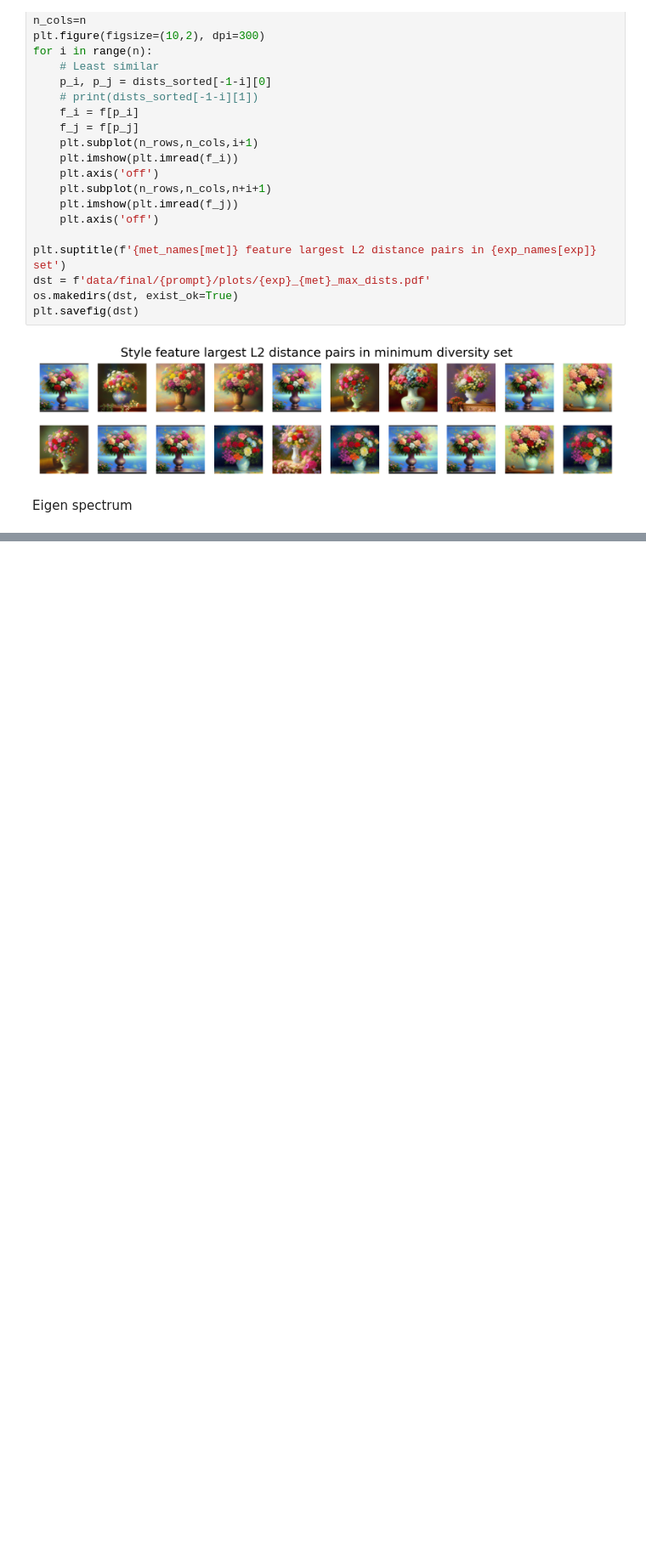
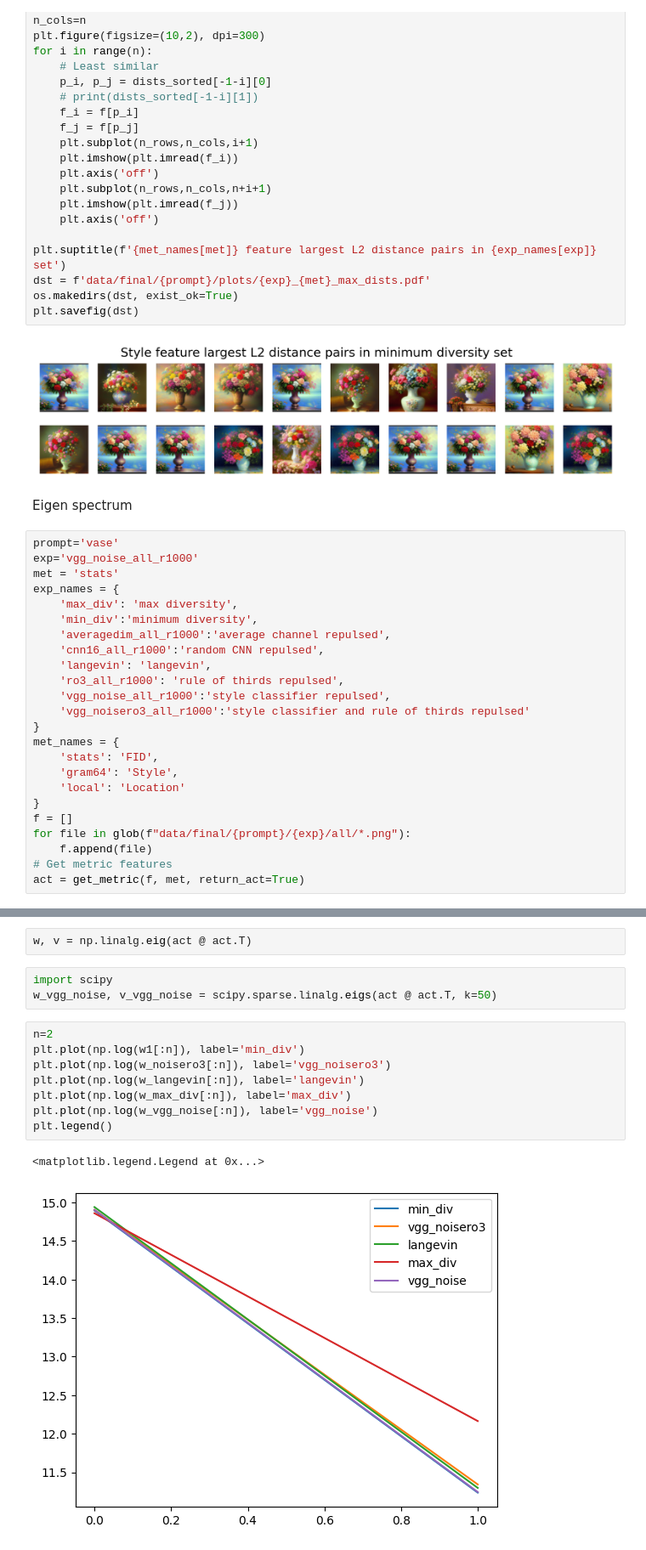
Before and after one commit to alexpondaven/particlediffusion, a Jupyter notebook: metrics.ipynb, the cells around one changed output, grey strips where cells are left out. Shown at 85% size. Saved outputs shown, nothing was run; the diff lists cells and outputs as text; blank space fills up the shorter version.

```diff
--- a/metrics.ipynb
+++ b/metrics.ipynb
@@ -748,3 +747,27 @@ plt.savefig(dst)
 [figure]
 # %% [markdown]
 Eigen spectrum
+# %%
+prompt='vase'
+exp='vgg_noise_all_r1000'
+met = 'stats'
+exp_names = {
+    'max_div': 'max diversity',
+    'min_div':'minimum diversity',
+    'averagedim_all_r1000':'average channel repulsed',
+    'cnn16_all_r1000':'random CNN repulsed',
+    'langevin': 'langevin',
+    'ro3_all_r1000': 'rule of thirds repulsed',
+    'vgg_noise_all_r1000':'style classifier repulsed',
+    'vgg_noisero3_all_r1000':'style classifier and rule of thirds repulsed'
+}
+met_names = {
+    'stats': 'FID',
+    'gram64': 'Style',
+    'local': 'Location'
+}
+f = []
+for file in glob(f"data/final/{prompt}/{exp}/all/*.png"):
+    f.append(file)
+# Get metric features
+act = get_metric(f, met, return_act=True)
@@ -750,0 +780,16 @@ Eigen spectrum
+# %%
+w, v = np.linalg.eig(act @ act.T)
+# %%
+import scipy
+w_vgg_noise, v_vgg_noise = scipy.sparse.linalg.eigs(act @ act.T, k=50)
+# %%
+n=2
+plt.plot(np.log(w1[:n]), label='min_div')
+plt.plot(np.log(w_noisero3[:n]), label='vgg_noisero3')
+plt.plot(np.log(w_langevin[:n]), label='langevin')
+plt.plot(np.log(w_max_div[:n]), label='max_div')
+plt.plot(np.log(w_vgg_noise[:n]), label='vgg_noise')
+plt.legend()
+# %% [output]
+<matplotlib.legend.Legend at 0x...>
+[figure, added]
```
Also changed, not shown: parts of 4 cells of this notebook, 5 other files.
